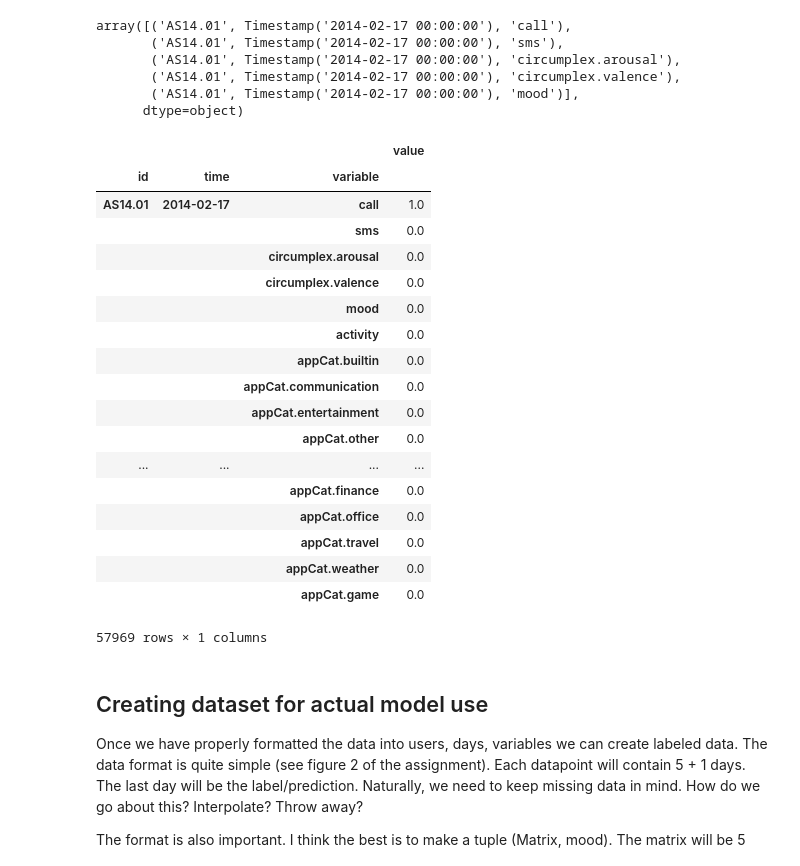
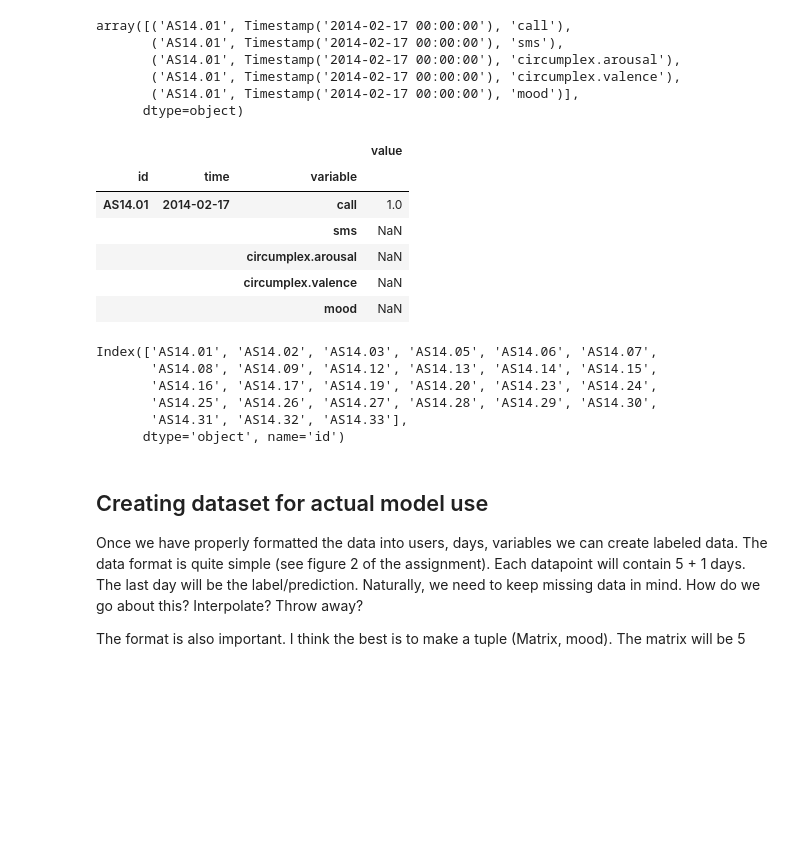
Before and after one commit to MaicoTimmerman/uva_data_mining_techniques, a Jupyter notebook: reader.ipynb, the cells around one changed output. Saved outputs shown, nothing was run; the diff lists cells and outputs as text; code cells hidden in the pictures; blank space fills up the shorter version.

```diff
--- a/reader.ipynb
+++ b/reader.ipynb
@@ -190,0 +201,34 @@ df_by_day = using_Grouper(df)
+# %%
+# VERSIE 2
+
+import pandas as pd
+
+types = {'id':str, 'time':str, 'variable':str, 'value':float}
+parse_dates = ['time']
+df = pd.read_csv('dataset_mood_smartphone.csv', index_col=0, dtype=types, parse_dates=parse_dates)
+
+df.set_index(['id', 'variable', 'time'], inplace=True)
+
+def using_Grouper(df):
+    level_values = df.index.get_level_values
+    a = [level_values(i) for i in [0,1]]
+    b = [pd.Grouper(freq='D', level='time')]
+    c = [pd.Grouper(level='variable')]
+
+    c = df.groupby(a+b)
+
+#     d = c.mean()
+    d = c.agg([np.sum, np.mean])
+
+    return d
+
+df_by_day = using_Grouper(df)
+
+to_mean = ["mood", "circumplex.arousal", "circumplex.valence"]
+
+
+df_by_day['value2'] = np.where(df_by_day.index.isin(to_mean, level='variable'), df_by_day['value']['mean'], df_by_day['value']['sum'])
+# df_by_day.loc[("AS14.01", "mood")]
+df_by_day.drop('value', axis=1, inplace=True)
+df_by_day.rename(columns={'value2':'value'}, inplace=True)
+df_by_day
@@ -263,29 +328,26 @@ array([('AS14.01', Timestamp('2014-02-17 00:00:00'), 'call'),
        ('AS14.01', Timestamp('2014-02-17 00:00:00'), 'mood')],
       dtype=object)
 # %%
-temper = temper.reindex(blank_dataframe, fill_value=None)
+temper = temper.reindex(blank_dataframe)
 
-temper
+temper.head()
 # %% [output]
 |  |  |  | value |
 | id | time | variable |  |
 | AS14.01 | 2014-02-17 | call | 1.0 |
-|  |  | sms | 0.0 |
-|  |  | circumplex.arousal | 0.0 |
-|  |  | circumplex.valence | 0.0 |
-|  |  | mood | 0.0 |
-|  |  | activity | 0.0 |
-|  |  | appCat.builtin | 0.0 |
-|  |  | appCat.communication | 0.0 |
-|  |  | appCat.entertainment | 0.0 |
-|  |  | appCat.other | 0.0 |
-| ... | ... | ... | ... |
-|  |  | appCat.finance | 0.0 |
-|  |  | appCat.office | 0.0 |
-|  |  | appCat.travel | 0.0 |
-|  |  | appCat.weather | 0.0 |
-|  |  | appCat.game | 0.0 |
+|  |  | sms | NaN |
+|  |  | circumplex.arousal | NaN |
+|  |  | circumplex.valence | NaN |
+|  |  | mood | NaN |
-57969 rows × 1 columns
+# %%
+temper.index.unique(level='id')
+# %% [output]
+Index(['AS14.01', 'AS14.02', 'AS14.03', 'AS14.05', 'AS14.06', 'AS14.07',
+       'AS14.08', 'AS14.09', 'AS14.12', 'AS14.13', 'AS14.14', 'AS14.15',
+       'AS14.16', 'AS14.17', 'AS14.19', 'AS14.20', 'AS14.23', 'AS14.24',
+       'AS14.25', 'AS14.26', 'AS14.27', 'AS14.28', 'AS14.29', 'AS14.30',
+       'AS14.31', 'AS14.32', 'AS14.33'],
+      dtype='object', name='id')
 # %% [markdown]
 ## Creating dataset for actual model use
 
```
Also changed, not shown: parts of 9 cells of this notebook.
